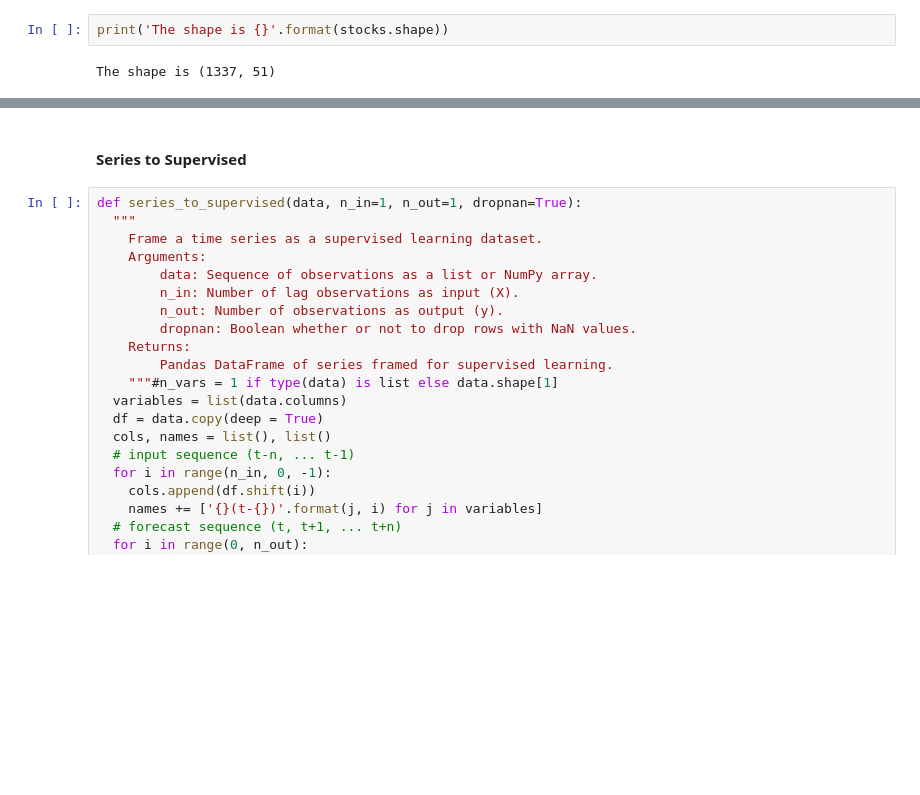
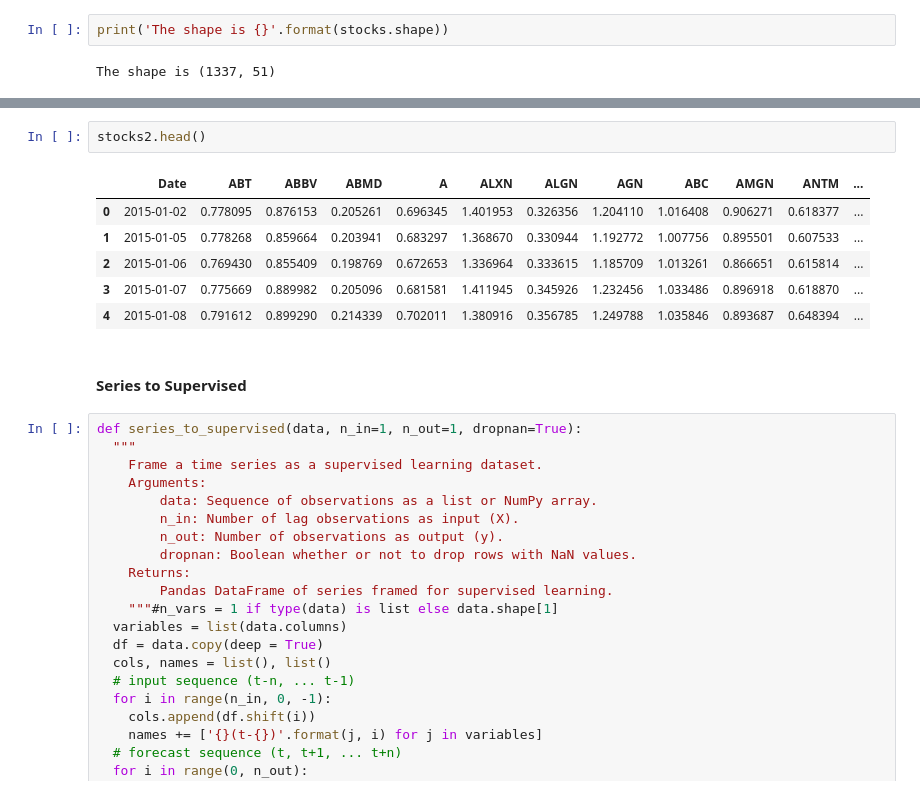
Before and after one commit to dustinak80/Deep_Learning, a Jupyter notebook: HW3/HW3.ipynb, the cells around one changed output, grey strips where cells are left out. Drawn from its saved outputs; the diff is of its cells as text; blank space fills up the shorter version.

```diff
--- a/HW3/HW3.ipynb
+++ b/HW3/HW3.ipynb
@@ -86,3 +105,12 @@ The shape is (1337, 51)
+# %%
+stocks2.head()
+# %% [output]
+|  | Date | ABT | ABBV | ABMD | A | ALXN | ALGN | AGN | ABC | AMGN | ANTM | ... |
+| 0 | 2015-01-02 | 0.778095 | 0.876153 | 0.205261 | 0.696345 | 1.401953 | 0.326356 | 1.204110 | 1.016408 | 0.906271 | 0.618377 | ... |
+| 1 | 2015-01-05 | 0.778268 | 0.859664 | 0.203941 | 0.683297 | 1.368670 | 0.330944 | 1.192772 | 1.007756 | 0.895501 | 0.607533 | ... |
+| 2 | 2015-01-06 | 0.769430 | 0.855409 | 0.198769 | 0.672653 | 1.336964 | 0.333615 | 1.185709 | 1.013261 | 0.866651 | 0.615814 | ... |
+| 3 | 2015-01-07 | 0.775669 | 0.889982 | 0.205096 | 0.681581 | 1.411945 | 0.345926 | 1.232456 | 1.033486 | 0.896918 | 0.618870 | ... |
+| 4 | 2015-01-08 | 0.791612 | 0.899290 | 0.214339 | 0.702011 | 1.380916 | 0.356785 | 1.249788 | 1.035846 | 0.893687 | 0.648394 | ... |
 # %% [markdown]
 #### Series to Supervised
 # %%
```
Also changed, not shown: parts of 12 cells of this notebook.
